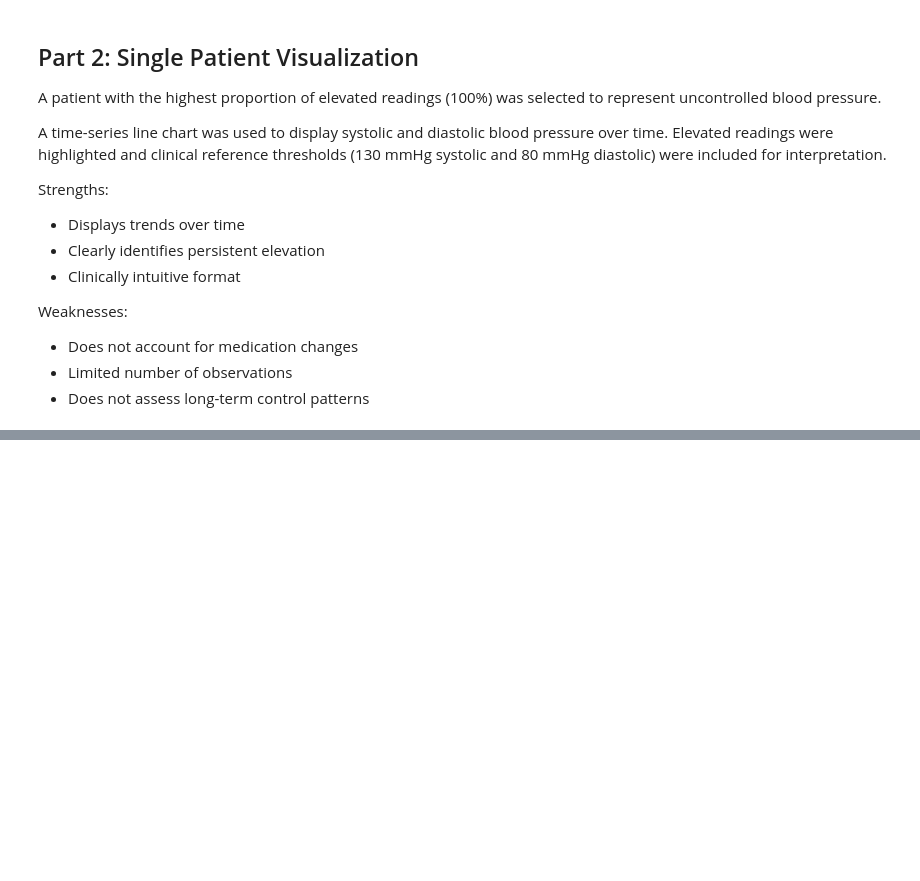
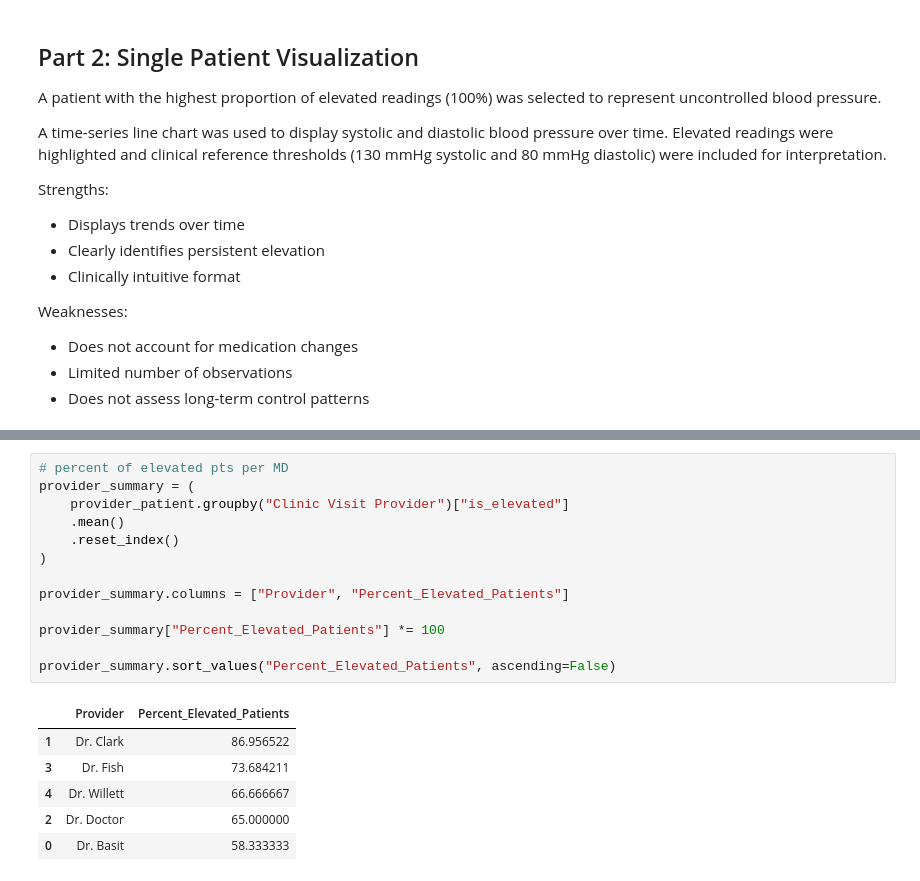
Before and after one commit to nwiggs/blood-pressure-analysis, a Jupyter notebook: blood_pressure_analysis.ipynb, the cells around one changed output, grey strips where cells are left out. Cells and saved outputs as stored; diff of their text form; blank space fills up the shorter version.

```diff
--- a/blood_pressure_analysis.ipynb
+++ b/blood_pressure_analysis.ipynb
@@ -217,0 +234,20 @@ Weaknesses:
+# %%
+# percent of elevated pts per MD
+provider_summary = (
+    provider_patient.groupby("Clinic Visit Provider")["is_elevated"]
+    .mean()
+    .reset_index()
+)
+
+provider_summary.columns = ["Provider", "Percent_Elevated_Patients"]
+
+provider_summary["Percent_Elevated_Patients"] *= 100
+
+provider_summary.sort_values("Percent_Elevated_Patients", ascending=False)
+# %% [output]
+|  | Provider | Percent_Elevated_Patients |
+| 1 | Dr. Clark | 86.956522 |
+| 3 | Dr. Fish | 73.684211 |
+| 4 | Dr. Willett | 66.666667 |
+| 2 | Dr. Doctor | 65.000000 |
+| 0 | Dr. Basit | 58.333333 |
```
Also changed, not shown: parts of 3 cells of this notebook.
